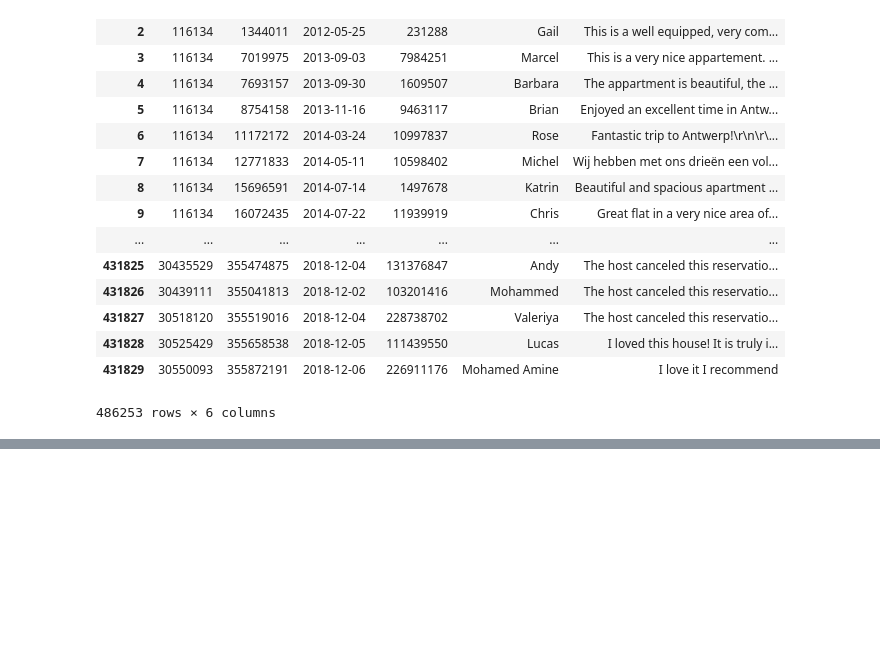
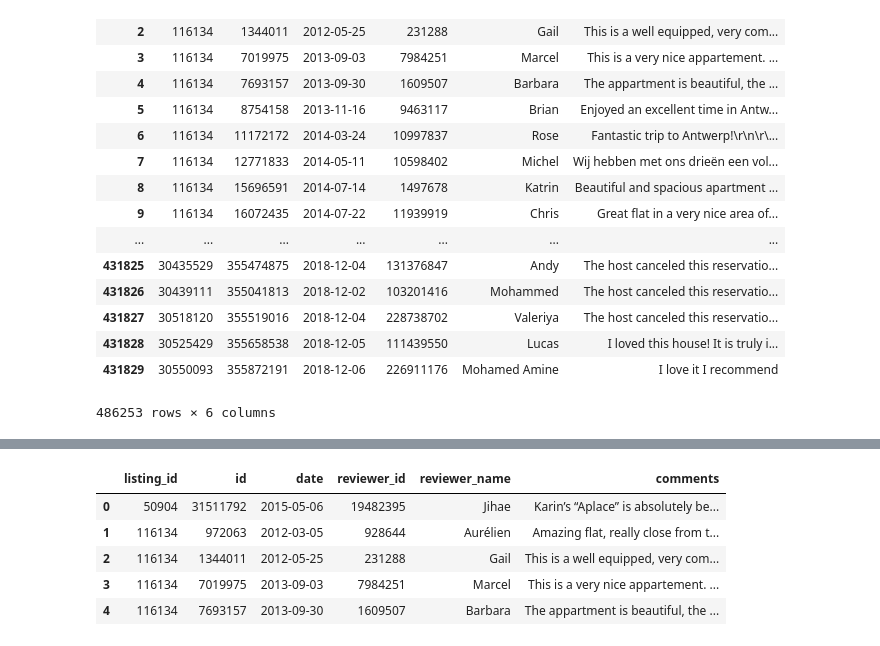
Before and after one commit to Elwing-Chou/TaipeiTechML0120, a Jupyter notebook: airbnb.ipynb, the cells around one changed output, grey strips where cells are left out. Drawn from its saved outputs; the diff is of its cells as text; code cells hidden in the pictures; blank space fills up the shorter version.

```diff
--- a/airbnb.ipynb
+++ b/airbnb.ipynb
@@ -88,0 +132,10 @@ df2
+# %%
+# 列操作
+df.head(5)
+# %% [output]
+|  | listing_id | id | date | reviewer_id | reviewer_name | comments |
+| 0 | 50904 | 31511792 | 2015-05-06 | 19482395 | Jihae | Karin’s “Aplace” is absolutely be... |
+| 1 | 116134 | 972063 | 2012-03-05 | 928644 | Aurélien | Amazing flat, really close from t... |
+| 2 | 116134 | 1344011 | 2012-05-25 | 231288 | Gail | This is a well equipped, very com... |
+| 3 | 116134 | 7019975 | 2013-09-03 | 7984251 | Marcel | This is a very nice appartement. ... |
+| 4 | 116134 | 7693157 | 2013-09-30 | 1609507 | Barbara | The appartment is beautiful, the ... |
```
Also changed, not shown: parts of 8 cells of this notebook.
